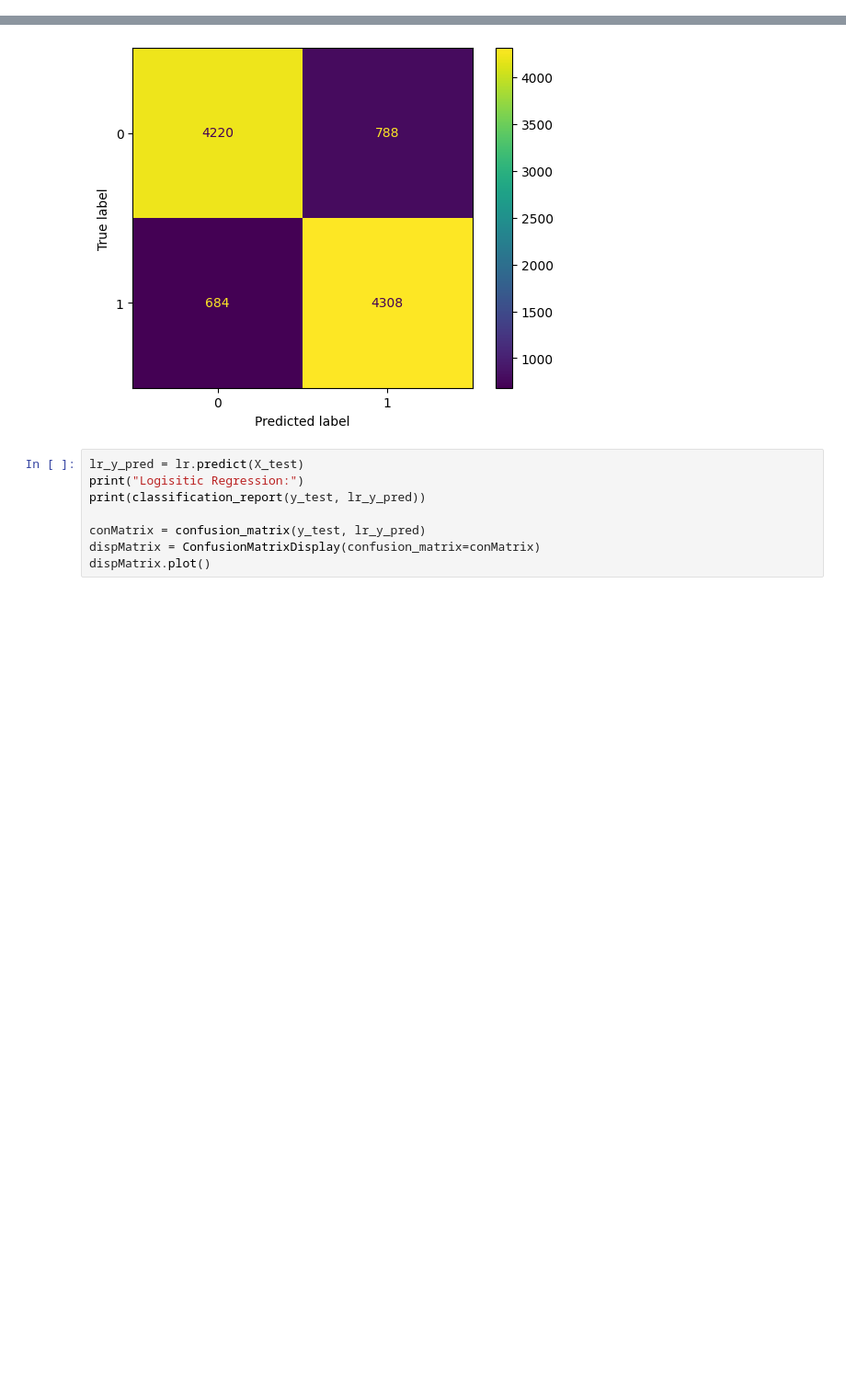
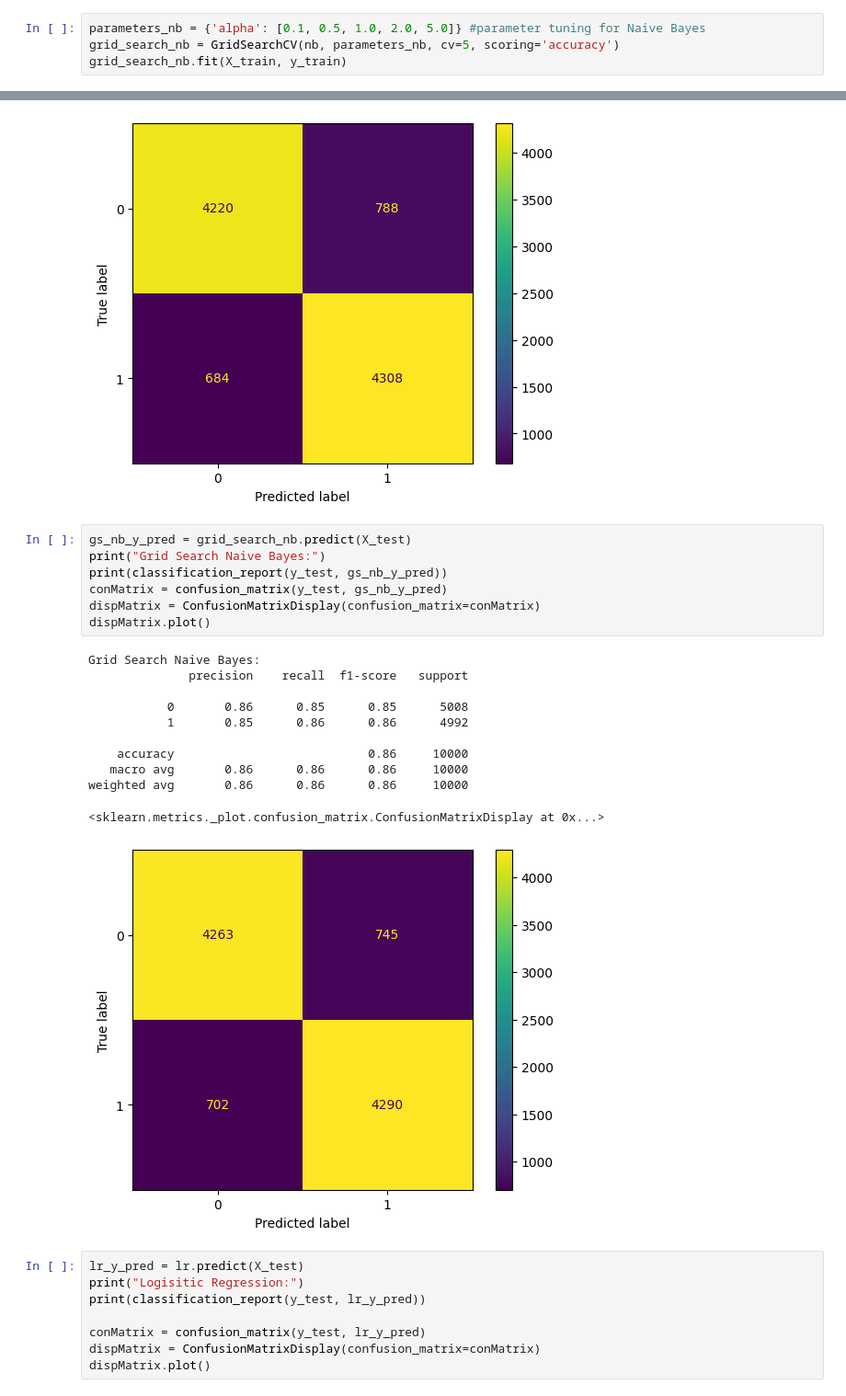
Before and after one commit to jasonyu17/IMDB-Sentiment-Classifier, a Jupyter notebook: notebooks/tfidf.ipynb, the cells around one changed output, grey strips where cells are left out. Shown at 92% size. Saved outputs shown, nothing was run; the diff lists cells and outputs as text; blank space fills up the shorter version.

```diff
--- a/notebooks/tfidf.ipynb
+++ b/notebooks/tfidf.ipynb
@@ -22,3 +25,7 @@ nb = MultinomialNB()
 nb.fit(X_train, y_train)
 # %% [output]
 MultinomialNB()
+# %%
+parameters_nb = {'alpha': [0.1, 0.5, 1.0, 2.0, 5.0]} #parameter tuning for Naive Bayes
+grid_search_nb = GridSearchCV(nb, parameters_nb, cv=5, scoring='accuracy')
+grid_search_nb.fit(X_train, y_train)
@@ -47,6 +65,25 @@ Naive Bayes:
 weighted avg       0.85      0.85      0.85     10000
 <sklearn.metrics._plot.confusion_matrix.ConfusionMatrixDisplay at 0x...>
 [figure]
+# %%
+gs_nb_y_pred = grid_search_nb.predict(X_test)
+print("Grid Search Naive Bayes:")
+print(classification_report(y_test, gs_nb_y_pred))
+conMatrix = confusion_matrix(y_test, gs_nb_y_pred)
+dispMatrix = ConfusionMatrixDisplay(confusion_matrix=conMatrix)
+dispMatrix.plot()
+# %% [output]
+Grid Search Naive Bayes:
+              precision    recall  f1-score   support
+
+           0       0.86      0.85      0.85      5008
+           1       0.85      0.86      0.86      4992
+
+    accuracy                           0.86     10000
+   macro avg       0.86      0.86      0.86     10000
+weighted avg       0.86      0.86      0.86     10000
+<sklearn.metrics._plot.confusion_matrix.ConfusionMatrixDisplay at 0x...>
+[figure, added]
 # %%
 lr_y_pred = lr.predict(X_test)
 print("Logisitic Regression:")
```
Also changed, not shown: parts of 8 cells of this notebook.
